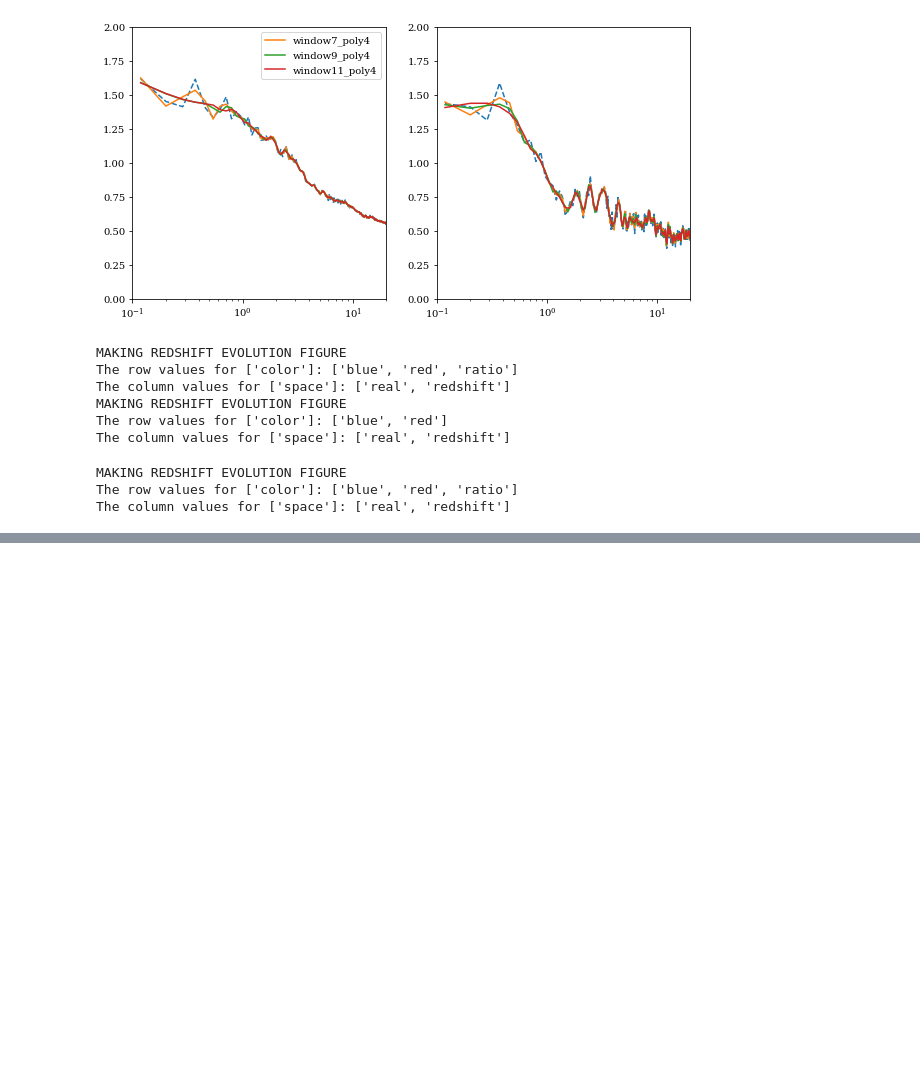
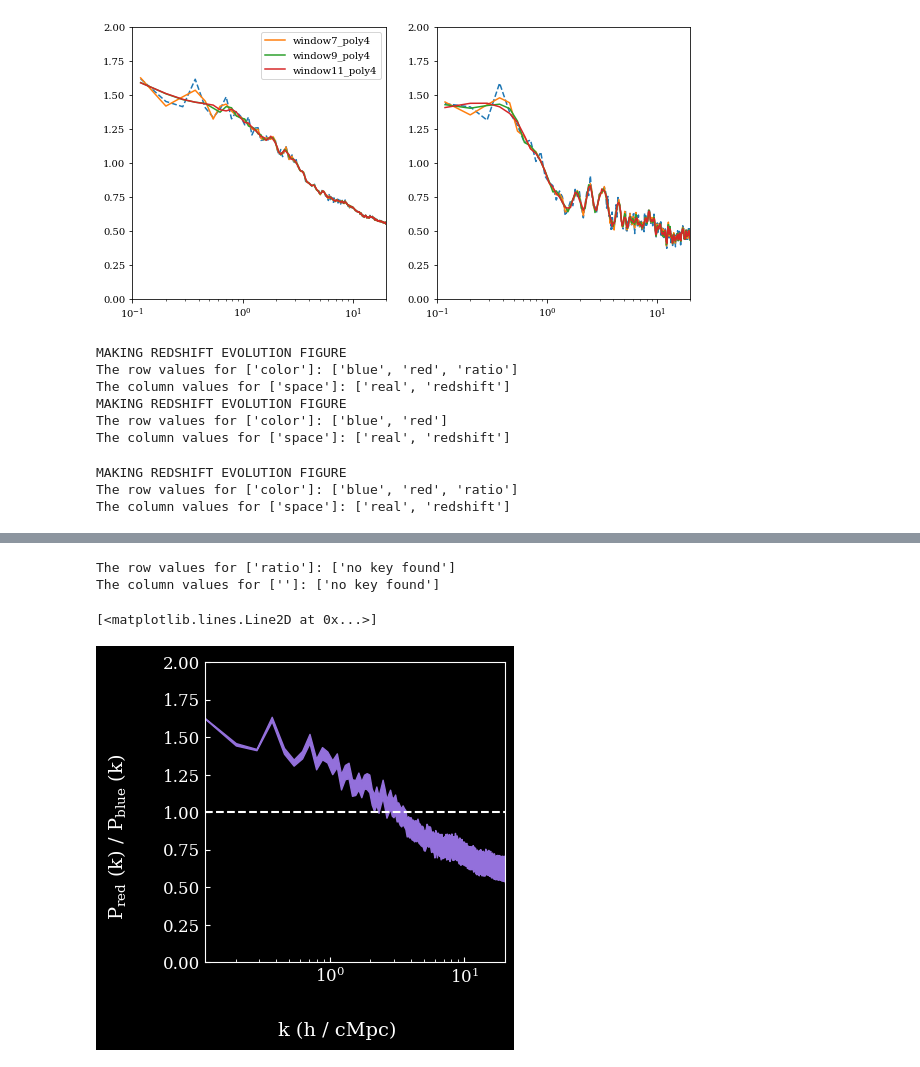
Before and after one commit to calvinosinga/hcolor, a Jupyter notebook: fig_md_analysis/paper/redvsblue/redvsblue.ipynb, the cells around one changed output, grey strips where cells are left out. Drawn from its saved outputs; the diff is of its cells as text; code cells hidden in the pictures; blank space fills up the shorter version.

```diff
--- a/fig_md_analysis/paper/redvsblue/redvsblue.ipynb
+++ b/fig_md_analysis/paper/redvsblue/redvsblue.ipynb
@@ -356,0 +465,50 @@ The column values for ['space']: ['real', 'redshift']
+# %%
+# make ratios
+dl = DataList(master.getMatching(ip))
+rob = flib.makeBlueRedRatio(dl)
+robdl = DataList(rob)
+
+
+fgrob = Figrid(robdl)
+fgrob.arrange('ratio', '', panel_length = 3, xborder = XBORDER, yborder = YBORDER)
+fkw = {}
+fkw['label'] = 'Real Space'
+fkw['color'] = 'mediumpurple'
+fkw['alpha'] = 1.0
+fgrob.makeFills({'space':'real'}, fkw)
+# fkw['label'] = 'Redshift Space'
+# fkw['color'] = redshift_color
+# fgrob.makeFills({'space':'redshift'}, fkw)
+
+fgrob.fig.set_facecolor("black")
+
+fgrob.plot()
+
+# # fix the axes
+axparams = {}
+axparams['xscale'] = 'log'
+axparams['ylim'] = [0, 2]
+axparams['xlim'] = [kmin, 20]
+# axparams['yscale'] = 'log'
+axparams['facecolor'] = 'black'
+fgrob.setAxisParams(axparams)
+
+tkw = {}
+tkw['colors'] = 'white'
+tkw['direction'] = 'in'
+tkw['labelsize'] = 12
+fgrob.setTicks(tkw)
+fgrob.makeYLabel(r'P$_{\rm{red}}$ (k) / P$_{\rm{blue}}$ (k)', txtargs = {'color':'white', 'fontsize': 14})
+fgrob.makeXLabel('k (h / cMpc)', txtargs = {'color':'white', 'fontsize': 14})
+fgrob.axes[0, 0].plot([kmin, 20], [1, 1], color = 'white', linestyle = 'dashed')
+# lkw = {'frameon':False, 'fontsize':12, 'loc':'lower left'}
+# fg.drawLegend(lkw, (0,0))
+# fg.axes[0,0].text(0.05, 0.05, r'HI $\times$ Red Cross-Power', transform = fg.axes[0,0].transAxes,
+#                color = 'red')
+# fg.axes[0,0].text(0.05, 0.15, r'HI $\times$ Blue Cross-Power', transform = fg.axes[0,0].transAxes,
+#                color = 'cornflowerblue')
+# %% [output]
+The row values for ['ratio']: ['no key found']
+The column values for ['']: ['no key found']
+[<matplotlib.lines.Line2D at 0x...>]
+[figure, added]
```
Also changed, not shown: parts of 3 cells of this notebook, 28 other files.
